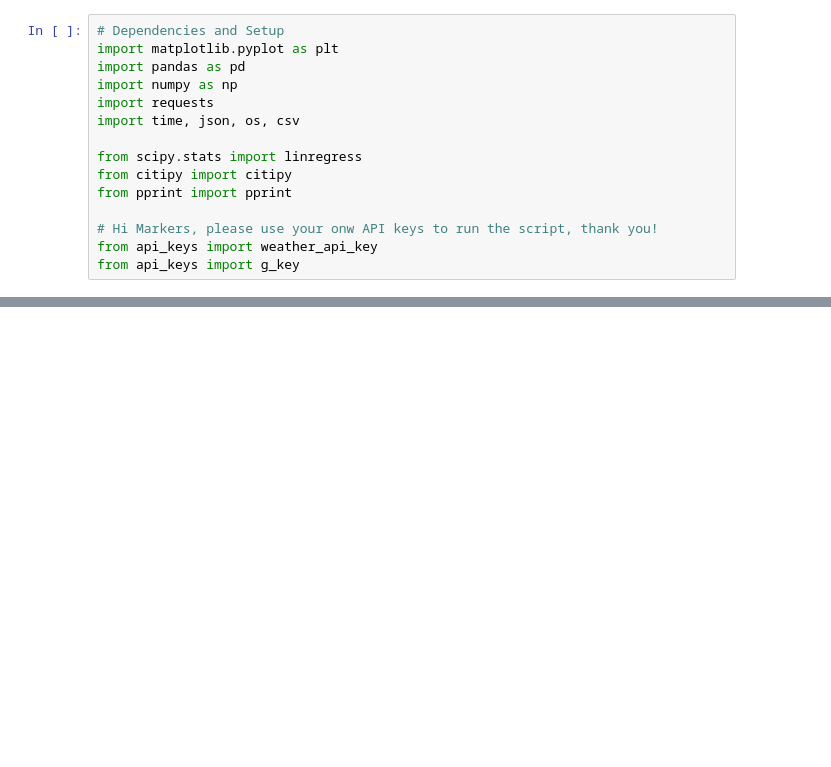
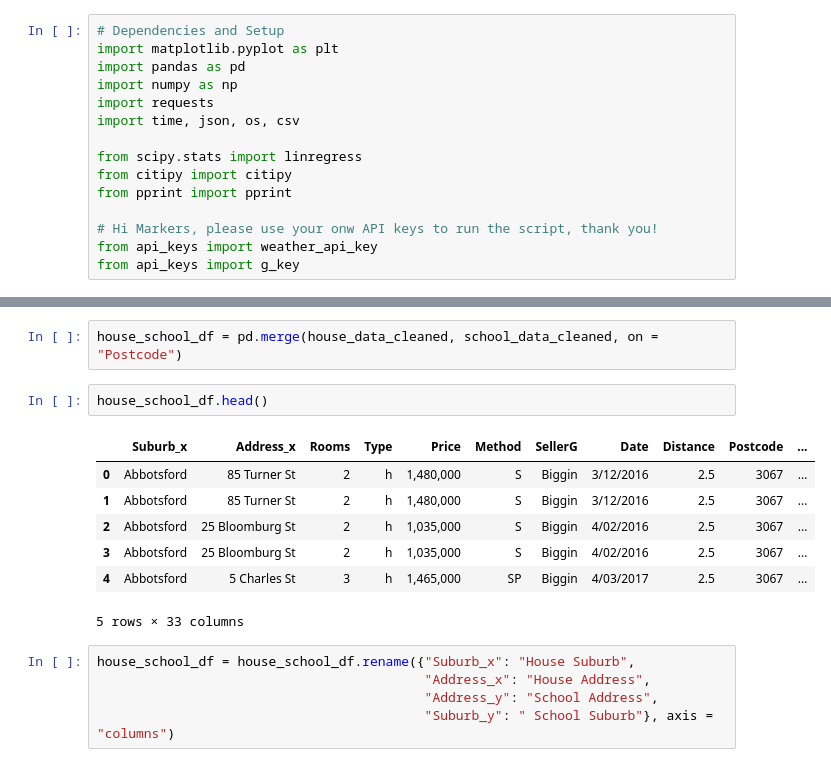
Before and after one commit to Franco1230/Data-Bootcamp-Project-1, a Jupyter notebook: Melbourne_Housing.ipynb, the cells around one changed output, grey strips where cells are left out. Saved outputs shown, nothing was run; the diff lists cells and outputs as text; blank space fills up the shorter version.

```diff
--- a/Melbourne_Housing.ipynb
+++ b/Melbourne_Housing.ipynb
@@ -82,0 +132,17 @@ school_data_cleaned.head()
+# %%
+house_school_df = pd.merge(house_data_cleaned, school_data_cleaned, on = "Postcode")
+# %%
+house_school_df.head()
+# %% [output]
+|  | Suburb_x | Address_x | Rooms | Type | Price | Method | SellerG | Date | Distance | Postcode | ... |
+| 0 | Abbotsford | 85 Turner St | 2 | h | 1,480,000 | S | Biggin | 3/12/2016 | 2.5 | 3067 | ... |
+| 1 | Abbotsford | 85 Turner St | 2 | h | 1,480,000 | S | Biggin | 3/12/2016 | 2.5 | 3067 | ... |
+| 2 | Abbotsford | 25 Bloomburg St | 2 | h | 1,035,000 | S | Biggin | 4/02/2016 | 2.5 | 3067 | ... |
+| 3 | Abbotsford | 25 Bloomburg St | 2 | h | 1,035,000 | S | Biggin | 4/02/2016 | 2.5 | 3067 | ... |
+| 4 | Abbotsford | 5 Charles St | 3 | h | 1,465,000 | SP | Biggin | 4/03/2017 | 2.5 | 3067 | ... |
+5 rows × 33 columns
+# %%
+house_school_df = house_school_df.rename({"Suburb_x": "House Suburb",
+                                          "Address_x": "House Address",
+                                          "Address_y": "School Address",
+                                          "Suburb_y": " School Suburb"}, axis = "columns")
```
Also changed, not shown: parts of 11 cells of this notebook, 3 other files.
